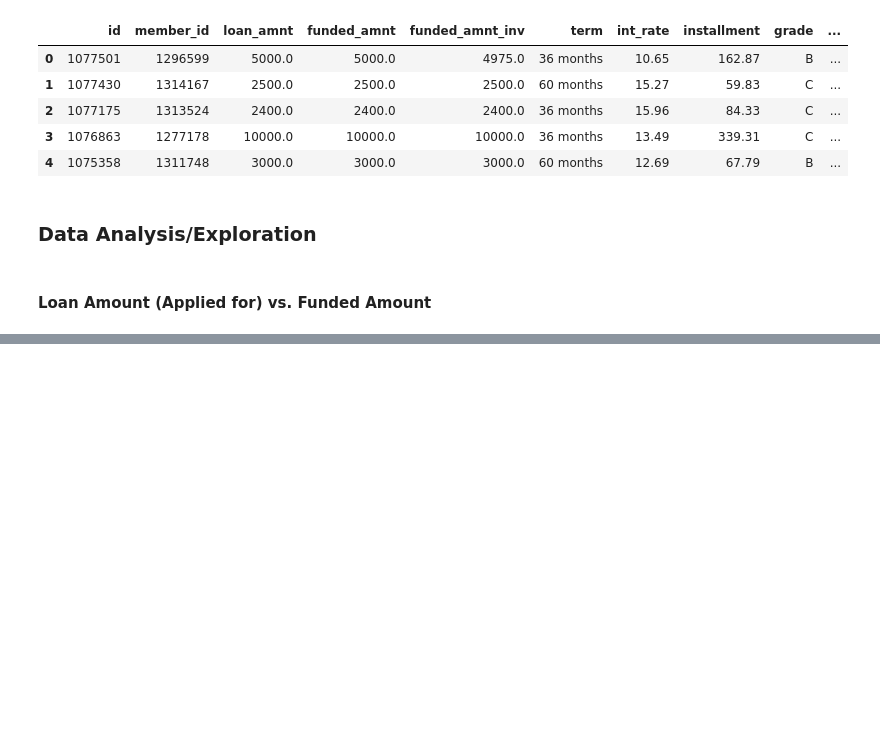
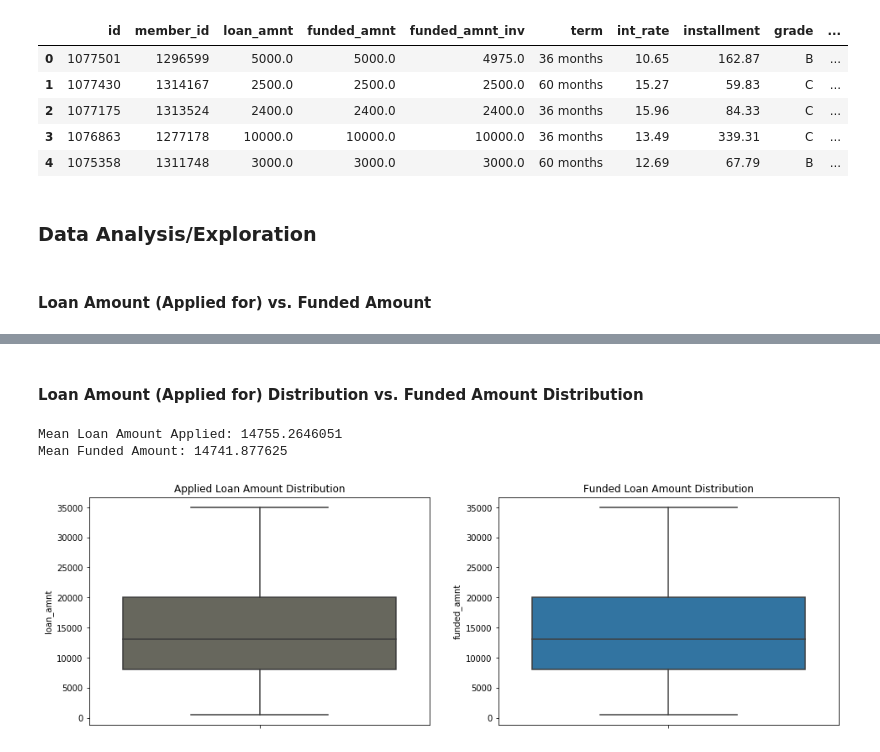
Before and after one commit to akshitvjain/LoanExtensionAnalysis, a Jupyter notebook: data_exploration.ipynb, the cells around one changed output, grey strips where cells are left out. Drawn from its saved outputs; the diff is of its cells as text; code cells hidden in the pictures; blank space fills up the shorter version.

```diff
--- a/data_exploration.ipynb
+++ b/data_exploration.ipynb
@@ -43,0 +44,14 @@ Text(0.5,1,u'Loan Amount Funded by the Lender')
+# %% [markdown]
+<h4> Loan Amount (Applied for) Distribution  vs. Funded Amount Distribution
+# %%
+fig, ax = plt.subplots(1,2, figsize=(16,5))
+sns.boxplot(y=df.loan_amnt, ax=ax[0], color='#69695b')
+ax[0].set_title('Applied Loan Amount Distribution')
+sns.boxplot(y=df.funded_amnt, ax=ax[1])
+ax[1].set_title('Funded Loan Amount Distribution')
+print'Mean Loan Amount Applied:', df.loan_amnt.mean()
+print'Mean Funded Amount:', df.funded_amnt.mean()
+# %% [output]
+Mean Loan Amount Applied: 14755.2646051
+Mean Funded Amount: 14741.877625
+[figure, added]
```
Also changed, not shown: parts of 3 cells of this notebook.
